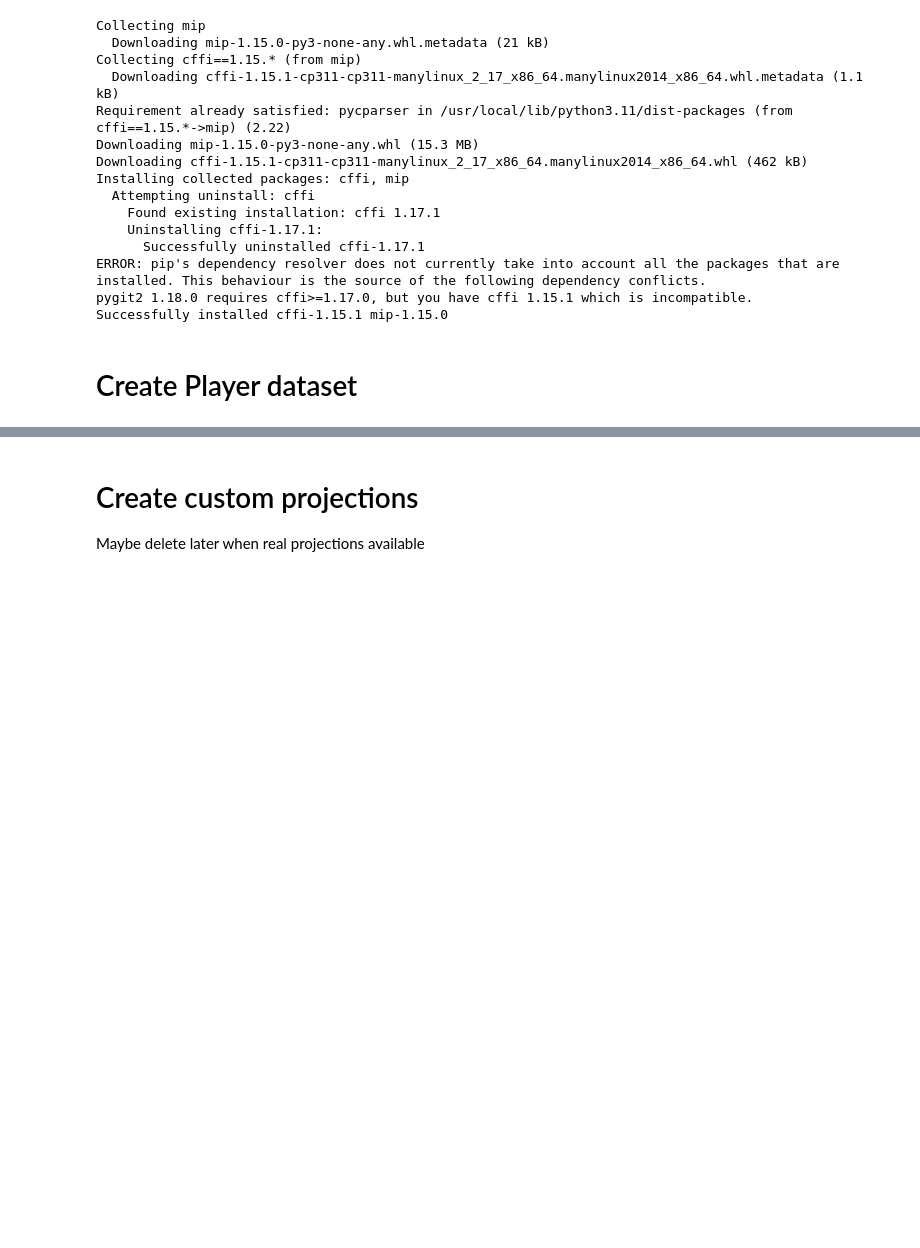
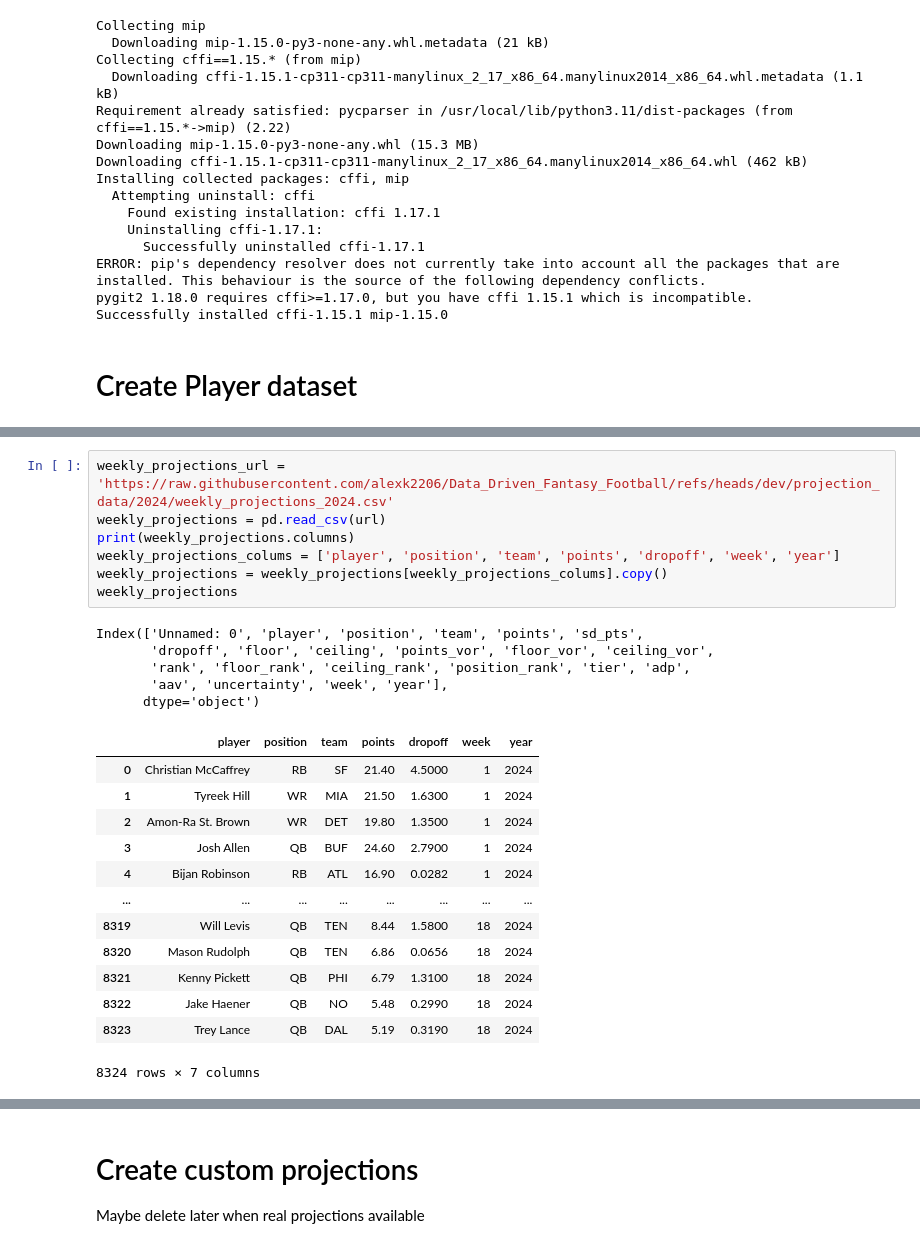
Before and after one commit to alexk2206/Data_Driven_Fantasy_Football, a Jupyter notebook: Enhanced_optimization.ipynb, the cells around one changed output, grey strips where cells are left out. Saved outputs shown, nothing was run; the diff lists cells and outputs as text; blank space fills up the shorter version.

```diff
--- a/Enhanced_optimization.ipynb
+++ b/Enhanced_optimization.ipynb
@@ -69,3 +69,29 @@ POS
 17        Derrick Henry   14  RB  18.0
 18        Isiah Pacheco    6  RB  20.2
 19        Davante Adams    6  WR  22.0
+# %%
+weekly_projections_url = 'https://raw.githubusercontent.com/alexk2206/Data_Driven_Fantasy_Football/refs/heads/dev/projection_data/2024/weekly_projections_2024.csv'
+weekly_projections = pd.read_csv(url)
+print(weekly_projections.columns)
+weekly_projections_colums = ['player', 'position', 'team', 'points', 'dropoff', 'week', 'year']
+weekly_projections = weekly_projections[weekly_projections_colums].copy()
+weekly_projections
+# %% [output]
+Index(['Unnamed: 0', 'player', 'position', 'team', 'points', 'sd_pts',
+       'dropoff', 'floor', 'ceiling', 'points_vor', 'floor_vor', 'ceiling_vor',
+       'rank', 'floor_rank', 'ceiling_rank', 'position_rank', 'tier', 'adp',
+       'aav', 'uncertainty', 'week', 'year'],
+      dtype='object')
+|  | player | position | team | points | dropoff | week | year |
+| 0 | Christian McCaffrey | RB | SF | 21.40 | 4.5000 | 1 | 2024 |
+| 1 | Tyreek Hill | WR | MIA | 21.50 | 1.6300 | 1 | 2024 |
+| 2 | Amon-Ra St. Brown | WR | DET | 19.80 | 1.3500 | 1 | 2024 |
+| 3 | Josh Allen | QB | BUF | 24.60 | 2.7900 | 1 | 2024 |
+| 4 | Bijan Robinson | RB | ATL | 16.90 | 0.0282 | 1 | 2024 |
+| ... | ... | ... | ... | ... | ... | ... | ... |
+| 8319 | Will Levis | QB | TEN | 8.44 | 1.5800 | 18 | 2024 |
+| 8320 | Mason Rudolph | QB | TEN | 6.86 | 0.0656 | 18 | 2024 |
+| 8321 | Kenny Pickett | QB | PHI | 6.79 | 1.3100 | 18 | 2024 |
+| 8322 | Jake Haener | QB | NO | 5.48 | 0.2990 | 18 | 2024 |
+| 8323 | Trey Lance | QB | DAL | 5.19 | 0.3190 | 18 | 2024 |
+8324 rows × 7 columns
```
Also changed, not shown: parts of 10 cells of this notebook.
